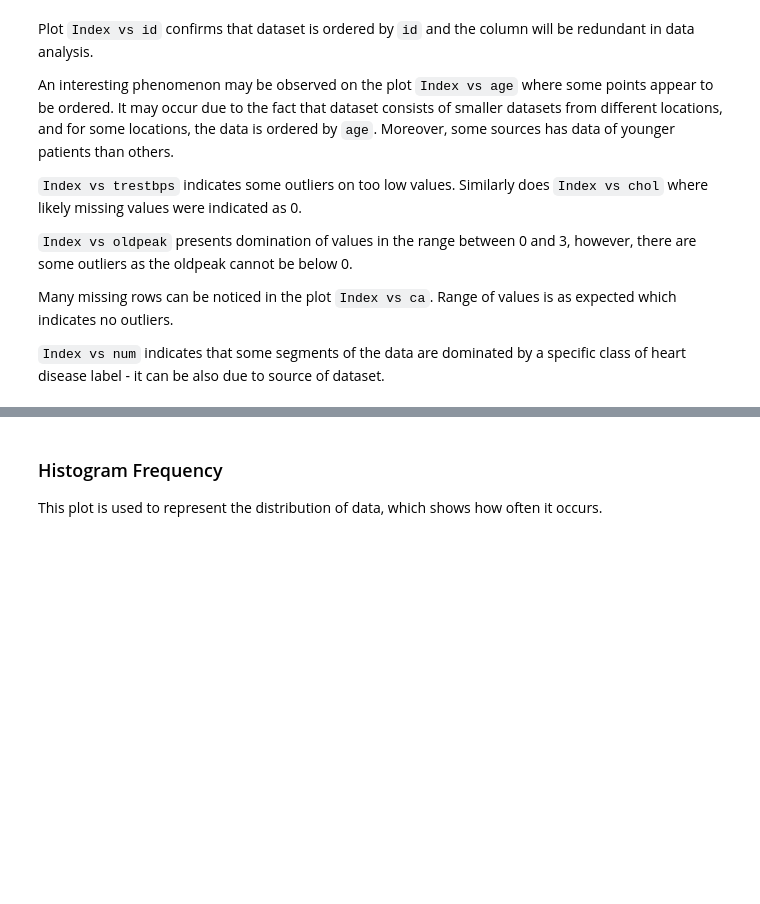
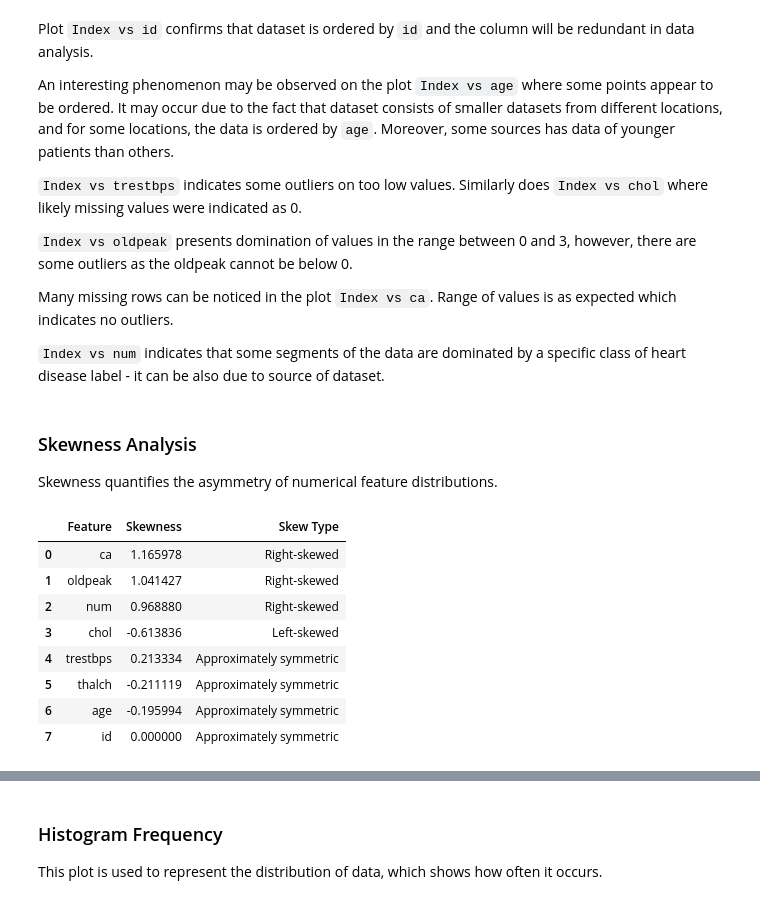
Before and after one commit to zuzannapajak/cardio-risk-prediction, a Jupyter notebook: notebooks/eda.ipynb, the cells around one changed output, grey strips where cells are left out. Drawn from its saved outputs; the diff is of its cells as text; code cells hidden in the pictures; blank space fills up the shorter version.

```diff
--- a/notebooks/eda.ipynb
+++ b/notebooks/eda.ipynb
@@ -218,3 +222,18 @@ An interesting phenomenon may be observed on the plot `Index vs age` where some
 Many missing rows can be noticed in the plot `Index vs ca`. Range of values is as expected which indicates no outliers.
 
 `Index vs num` indicates that some segments of the data are dominated by a specific class of heart disease label - it can be also due to source of dataset.
+# %% [markdown]
+### Skewness Analysis
+Skewness quantifies the asymmetry of numerical feature distributions.
+# %%
+calculate_skewness(df)
+# %% [output]
+|  | Feature | Skewness | Skew Type |
+| 0 | ca | 1.165978 | Right-skewed |
+| 1 | oldpeak | 1.041427 | Right-skewed |
+| 2 | num | 0.968880 | Right-skewed |
+| 3 | chol | -0.613836 | Left-skewed |
+| 4 | trestbps | 0.213334 | Approximately symmetric |
+| 5 | thalch | -0.211119 | Approximately symmetric |
+| 6 | age | -0.195994 | Approximately symmetric |
+| 7 | id | 0.000000 | Approximately symmetric |
```
Also changed, not shown: parts of 12 cells of this notebook, 1 other file.
